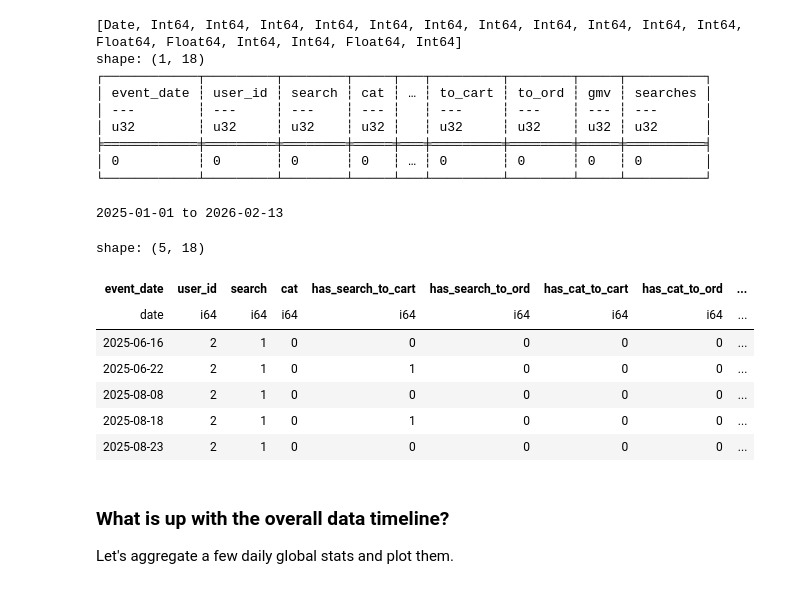
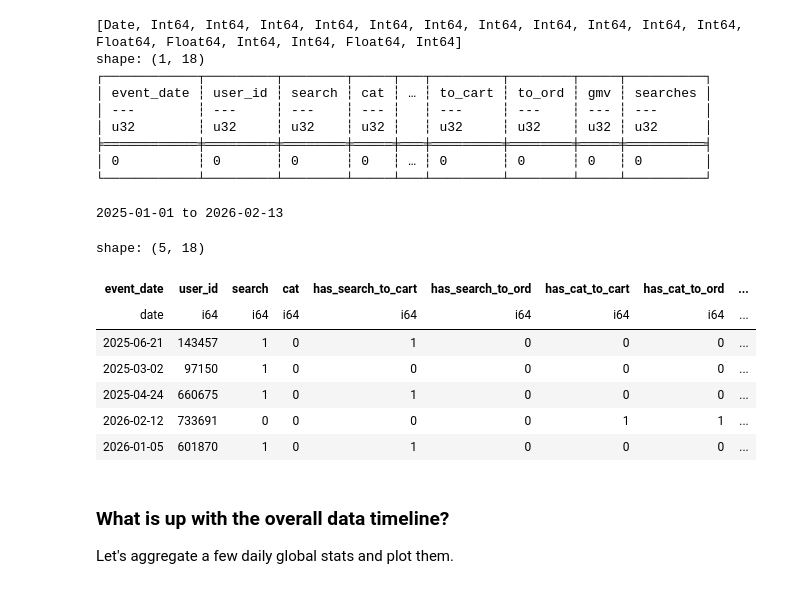
Before and after one commit to temich91/e-cup-26-search, a Jupyter notebook: baseline-seacrh-ltv.ipynb, the cells around one changed output. Drawn from its saved outputs; the diff is of its cells as text; code cells hidden in the pictures.

```diff
--- a/baseline-seacrh-ltv.ipynb
+++ b/baseline-seacrh-ltv.ipynb
@@ -32,17 +32,17 @@ shape: (1, 18)
 # %%
 # A sneak peek into the data itself
 print(data["event_date"].min(), "to", data["event_date"].max())
-data.head(5)
+data.sample(5)
 # %% [output]
 2025-01-01 to 2026-02-13
 shape: (5, 18)
 | event_date | user_id | search | cat | has_search_to_cart | has_search_to_ord | has_cat_to_cart | has_cat_to_ord | ... |
 | date | i64 | i64 | i64 | i64 | i64 | i64 | i64 | ... |
-| 2025-06-16 | 2 | 1 | 0 | 0 | 0 | 0 | 0 | ... |
-| 2025-06-22 | 2 | 1 | 0 | 1 | 0 | 0 | 0 | ... |
-| 2025-08-08 | 2 | 1 | 0 | 0 | 0 | 0 | 0 | ... |
-| 2025-08-18 | 2 | 1 | 0 | 1 | 0 | 0 | 0 | ... |
-| 2025-08-23 | 2 | 1 | 0 | 0 | 0 | 0 | 0 | ... |
+| 2025-06-21 | 143457 | 1 | 0 | 1 | 0 | 0 | 0 | ... |
+| 2025-03-02 | 97150 | 1 | 0 | 0 | 0 | 0 | 0 | ... |
+| 2025-04-24 | 660675 | 1 | 0 | 1 | 0 | 0 | 0 | ... |
+| 2026-02-12 | 733691 | 0 | 0 | 0 | 0 | 1 | 1 | ... |
+| 2026-01-05 | 601870 | 1 | 0 | 1 | 0 | 0 | 0 | ... |
 # %% [markdown]
 ### What is up with the overall data timeline?
 
```
Also changed, not shown: 2 other files.
